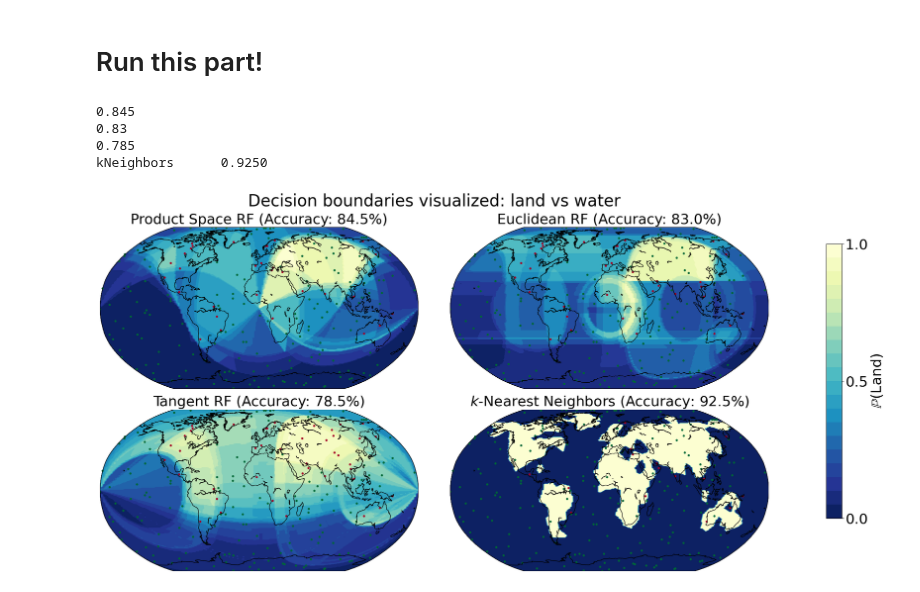
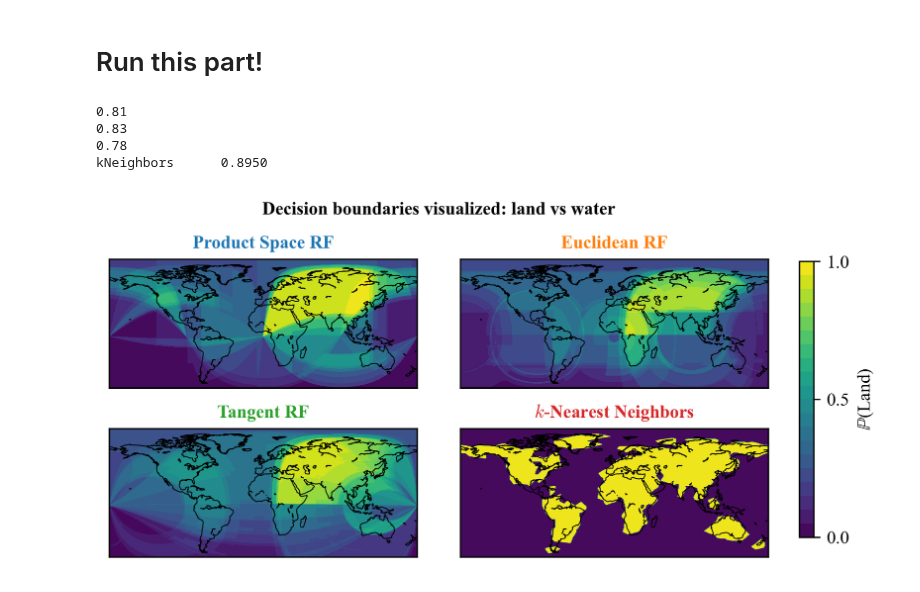
Before and after one commit to qc2321/embedders, a Jupyter notebook: notebooks/34_pc_continents.ipynb, the cells around one changed output. Cells and saved outputs as stored; diff of their text form; code cells hidden in the pictures.

```diff
--- a/notebooks/34_pc_continents.ipynb
+++ b/notebooks/34_pc_continents.ipynb
@@ -92,7 +94,7 @@ from sklearn.ensemble import RandomForestClassifier
 from sklearn.neighbors import KNeighborsClassifier
 from tqdm.notebook import tqdm
 
-N_POINTS = 200
+N_POINTS = 400
 
 pm = embedders.manifolds.ProductManifold([(1, 2)])
 
@@ -162,10 +164,10 @@ knn.fit(X_train, y_train)
 knn_score = (knn.predict(X_test) == y_test).astype(float).mean()
 print(f"kNeighbors\t{knn_score:.4f}")
 # %% [output]
-0.845
+0.81
 0.83
-0.785
-kNeighbors      0.9250
+0.78
+kNeighbors      0.8950
 # %%
 # Get predictions
 
@@ -181,14 +183,30 @@ y_pred_tdt = tdt.predict_proba(pm.logmap(torch.tensor(X)).detach().numpy())
 y_pred_knn = knn.predict_proba(X)
 # %%
 # 7. Plot
+import matplotlib as mpl
+
+# Set font to LaTeX times font
+plt.rcParams["font.family"] = "serif"
+plt.rcParams["font.serif"] = ["Times New Roman"] + plt.rcParams["font.serif"]
+plt.rcParams["mathtext.fontset"] = "cm"
+
+FONTSIZE = 10
+LW = 2
 ALPHA = 1
 LEVELS = 20
-CMAP_MAP = "YlGnBu_r"
+POINTSIZE = 4
+# CMAP_MAP = "YlGnBu_r"
+CMAP_MAP = "viridis"
+CMAP_POINTS = mpl.colors.ListedColormap(["red", "limegreen"])
+# PROJ = "robin"
+PROJ = "cyl"
+# PROJ = "moll"
+# PROJ = "winkel3"
 
 
-fig, axs = plt.subplots(2, 2, figsize=(20, 10))
+fig, axs = plt.subplots(2, 2, figsize=(5.5, 3), dpi=300)
 
-m2 = Basemap(projection="robin", lon_0=0, lat_0=0, resolution="c")
+m2 = Basemap(projection=PROJ, lon_0=0, lat_0=0, resolution="c")
 test_x_vals, test_y_vals = m2(xx[idx_test], yy[idx_test])
 mxx2, myy2 = m2(xx, yy)
 
@@ -200,8 +218,8 @@ axs[0, 0].contourf(
     alpha=ALPHA,
     levels=LEVELS,
 )
-axs[0, 0].set_title(f"Product Space RF (Accuracy: {pdt_score * 100:.1f}%)", fontsize=26)
-axs[0, 0].scatter(test_x_vals, test_y_vals, c=(y_pred[idx_test].argmax(axis=1) == y[idx_test]), s=9, cmap="RdYlGn")
+axs[0, 0].set_title(f"Product Space RF", fontsize=FONTSIZE, color="C0", fontweight="bold")
+# axs[0, 0].scatter(test_x_vals, test_y_vals, c=(y_pred[idx_test].argmax(axis=1) == y[idx_test]), s=POINTSIZE, cmap=CMAP_POINTS)
 
 axs[0, 1].contourf(
     mxx2.reshape(N_POINTS, N_POINTS),
@@ -211,8 +229,8 @@ axs[0, 1].contourf(
     alpha=ALPHA,
     levels=LEVELS,
 )
-axs[0, 1].set_title(f"Euclidean RF (Accuracy: {dt_score * 100:.1f}%)", fontsize=26)
-axs[0, 1].scatter(test_x_vals, test_y_vals, c=(y_pred_dt[idx_test].argmax(axis=1) == y[idx_test]), s=9, cmap="RdYlGn")
+axs[0, 1].set_title(f"Euclidean RF", fontsize=FONTSIZE, color="C1", fontweight="bold")
+# axs[0, 1].scatter(test_x_vals, test_y_vals, c=(y_pred_dt[idx_test].argmax(axis=1) == y[idx_test]), s=POINTSIZE, cmap=CMAP_POINTS)
 
 axs[1, 0].contourf(
     mxx2.reshape(N_POINTS, N_POINTS),
@@ -222,44 +240,56 @@ axs[1, 0].contourf(
     alpha=ALPHA,
     levels=LEVELS,
 )
-axs[1, 0].set_title(f"Tangent RF (Accuracy: {tdt_score * 100:.1f}%)", fontsize=26)
-axs[1, 0].scatter(test_x_vals, test_y_vals, c=(y_pred_tdt[idx_test].argmax(axis=1) == y[idx_test]), s=9, cmap="RdYlGn")
+axs[1, 0].set_title(f"Tangent RF", fontsize=FONTSIZE, color="C2", fontweight="bold")
+# axs[1, 0].scatter(test_x_vals, test_y_vals, c=(y_pred_tdt[idx_test].argmax(axis=1) == y[idx_test]), s=POINTSIZE, cmap=CMAP_POINTS)
 
 axs[1, 1].contourf(
     mxx2.reshape(N_POINTS, N_POINTS),
     myy2.reshape(N_POINTS, N_POINTS),
     y_pred_knn[:, 1].reshape(N_POINTS, N_POINTS),
     cmap=CMAP_MAP,
     alpha=ALPHA,
     levels=LEVELS,
 )
-axs[1, 1].set_title(f"$k$-Nearest Neighbors (Accuracy: {knn_score * 100:.1f}%)", fontsize=26)
-axs[1, 1].scatter(test_x_vals, test_y_vals, c=(y_pred_knn[idx_test].argmax(axis=1) == y[idx_test]), s=9, cmap="RdYlGn")
+axs[1, 1].set_title(f"$k$-Nearest Neighbors", fontsize=FONTSIZE, color="C3", fontweight="bold")
+# axs[1, 1].scatter(test_x_vals, test_y_vals, c=(y_pred_knn[idx_test].argmax(axis=1) == y[idx_test]), s=POINTSIZE, cmap=CMAP_POINTS)
 
 # Cleanup
 for ax in axs.flatten():
-    m2.drawcoastlines(ax=ax)
+    m2.drawcoastlines(ax=ax, linewidth=0.5)
     # Ticks off
     ax.set_xticks([])
     ax.set_yticks([])
 
     # Rasterize contour plots
     for coll in ax.collections:
         coll.set_rasterized(True)
 
+    # Crop Antarctica
+    # print(ax.get_ylim())
+    ax.set_ylim(-60, 90)
+
 # Colorbar
 fig.subplots_adjust(right=1.1)
-cbar_ax = fig.add_axes([1.0, 0.15, 0.02, 0.7])
+cbar_ax = fig.add_axes([1.0, 0.1, 0.02, 0.7])
 # Colorbar with font size 20
-fig.colorbar(axs[1, 1].collections[0], cax=cbar_ax, orientation="vertical", label="$\mathbb{P}(\\text{Land})$", ticks=[0, 0.5, 1])
-cbar_ax.tick_params(labelsize=26)
+fig.colorbar(
+    axs[1, 1].collections[0],
+    cax=cbar_ax,
+    orientation="vertical",
+    label="$\mathbb{P}$(Land)",
+    ticks=[0, 0.5, 1],
+)
+cbar_ax.tick_params(labelsize=FONTSIZE)
 # Also the label should be larger
-cbar_ax.yaxis.label.set_size(26)
+cbar_ax.yaxis.label.set_size(FONTSIZE)
 
-plt.suptitle("Decision boundaries visualized: land vs water", fontsize=30)
+plt.suptitle(
+    "Decision boundaries visualized: land vs water", fontsize=FONTSIZE, fontweight="bold", position=(0.5, 0.95)
+)
 plt.tight_layout()
 
 # Save
 plt.savefig("../figures/land_vs_water.pdf", bbox_inches="tight", dpi=300)
 # %% [output]
-[figure, old version]
+[figure, new version]
```
Also changed, not shown: parts of 1 cell of this notebook, 29 other files.
